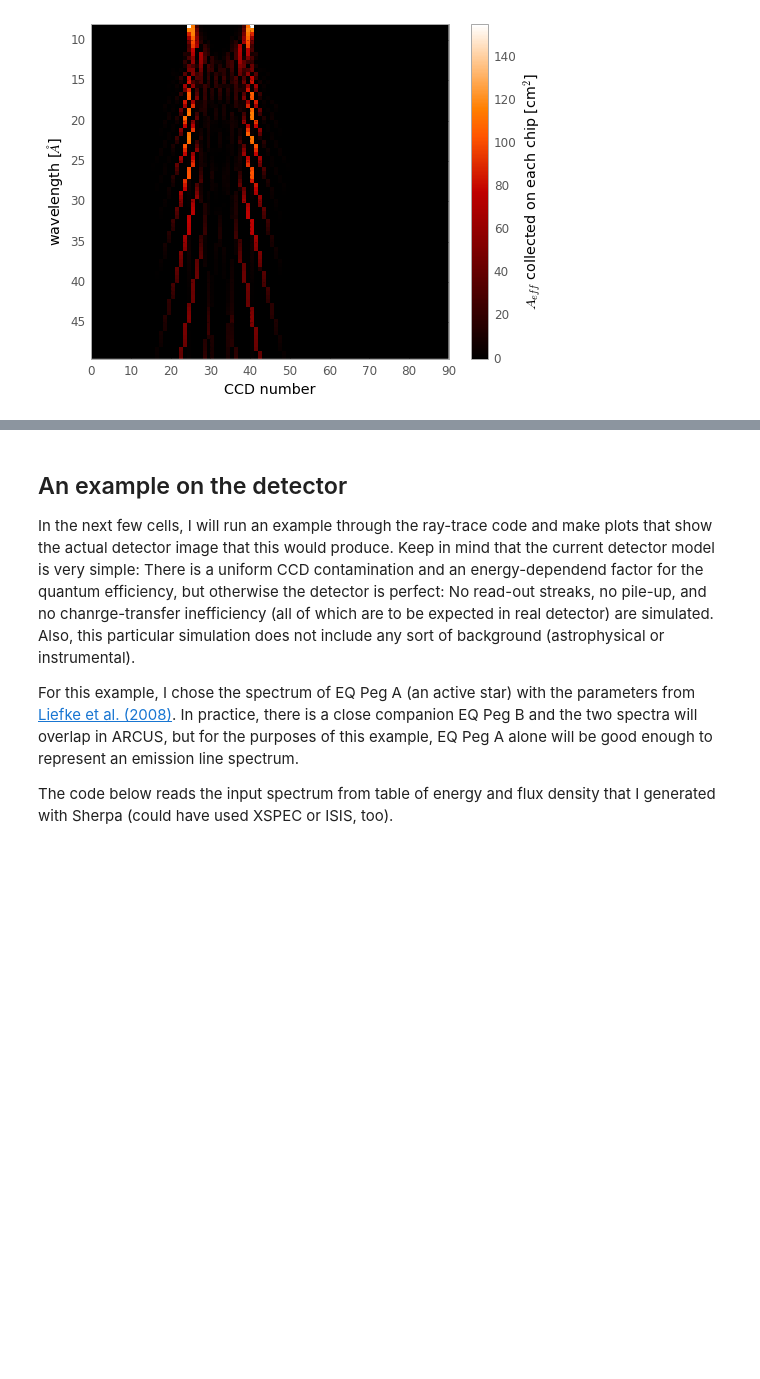
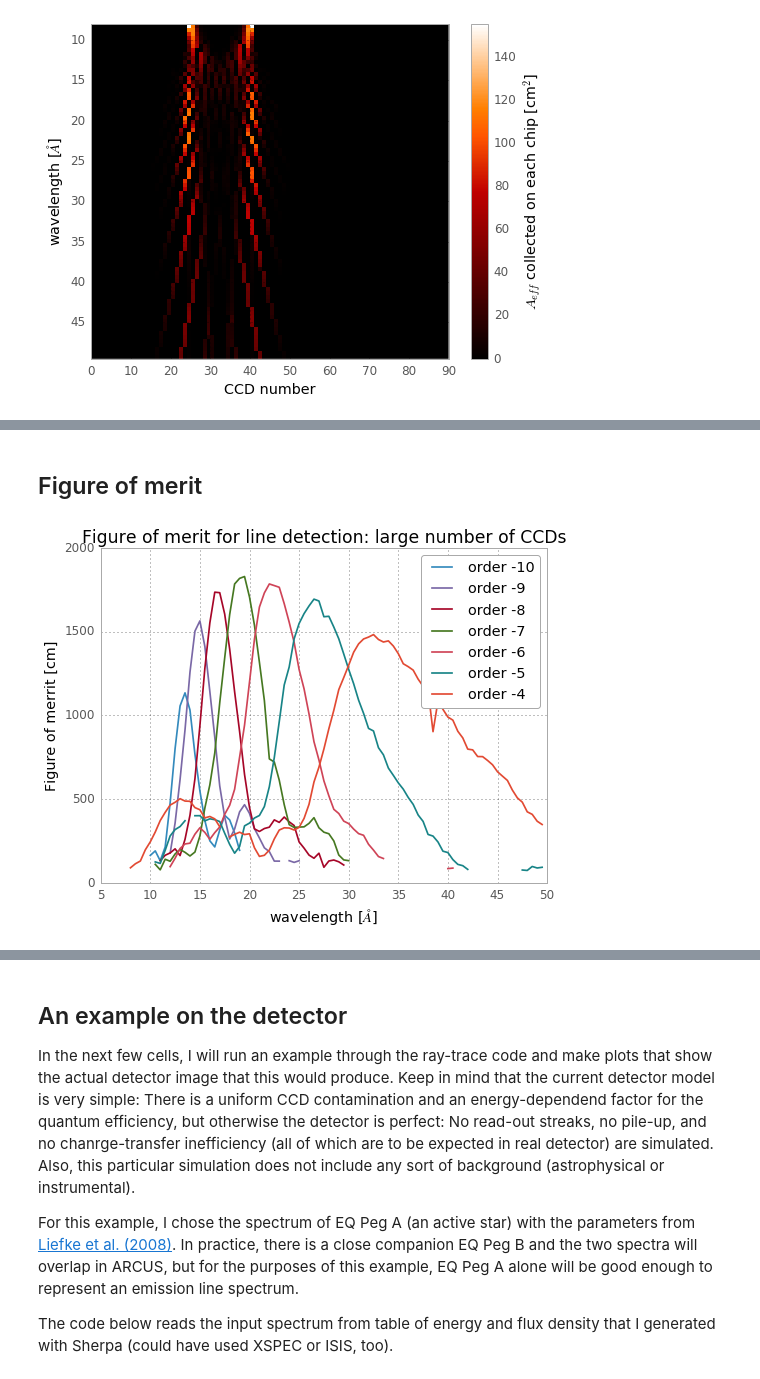
Before and after one commit to hamogu/ARCUS, a Jupyter notebook: notebooks/CATmerrit.ipynb, the cells around one changed output, grey strips where cells are left out. Saved outputs shown, nothing was run; the diff lists cells and outputs as text; code cells hidden in the pictures; blank space fills up the shorter version.

```diff
--- a/notebooks/CATmerrit.ipynb
+++ b/notebooks/CATmerrit.ipynb
@@ -174,0 +287,22 @@ There are two pairs of channels, so everything is mirrored at about CCD ID 32 or
+# %% [markdown]
+## Figure of merit
+# %%
+def plot_merrit(aeff, res):
+    fig = plt.figure()
+    ax = fig.add_subplot(111)
+    #ax.plot(wave, np.nansum(np.sqrt(res[:, 0, :-1] * aeff[:, :-1] * Ageometric * 2), axis=1), 'k',
+    #            label='all dispersed\norders')
+    for i, c in zip(np.arange(0, 10), colorcycle):
+        ax.plot(wave, np.sqrt(res[:, 0, i] * aeff[:, i] * Ageometric * 2),
+                label='order {0}'.format(orders[i]))
+    ax.legend()
+    ax.set_xlabel('wavelength [$\AA{}$]')
+    ax.set_ylabel('Figure of merrit [cm]')
+    temp = ax.set_xlim([8, 55])
+    return fig, ax
+# %%
+fig, ax = plot_merrit(aeff, res)
+ax.set_xlim([5, 50])
+temp = ax.set_title('Figure of merit for line detection: large number of CCDs')
+# %% [output]
+[figure, added]
```
Also changed, not shown: parts of 18 cells of this notebook.
